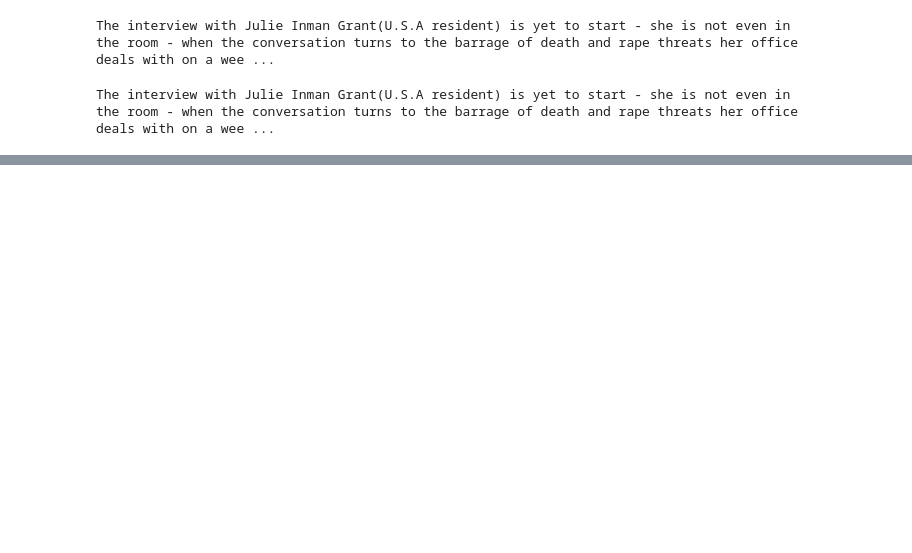
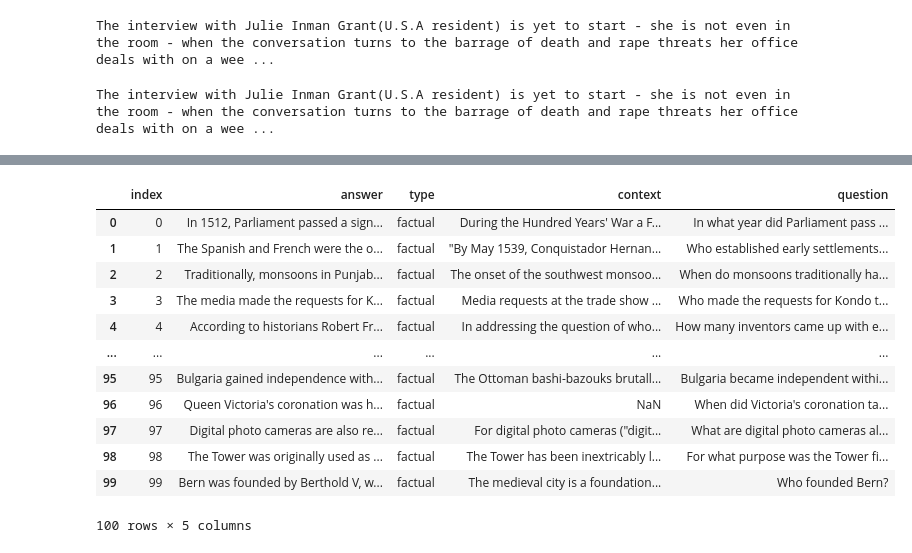
Before and after one commit to MicahNyakangoMosomi/Natural-Language-Processing, a Jupyter notebook: Day1-loading-spacy/practice.ipynb, the cells around one changed output, grey strips where cells are left out. Cells and saved outputs as stored; diff of their text form; code cells hidden in the pictures; blank space fills up the shorter version.

```diff
--- a/Day1-loading-spacy/practice.ipynb
+++ b/Day1-loading-spacy/practice.ipynb
@@ -33,3 +33,21 @@ Parents across Australia have widely supported the policy.
 For many, having the government on their side helps when they are at loggerheads with pre-teens desperate to get on to social media.
 But there are plenty of critics.
 Technology experts and child wellbeing advocates have voiced concern, saying children need to be educated, not banned from platforms.
+# %%
+import pandas as pd
+df = pd.read_csv("../data/datalab_export_2026-03-06 09_53_55.csv")
+df
+# %% [output]
+|  | index | answer | type | context | question |
+| 0 | 0 | In 1512, Parliament passed a sign... | factual | During the Hundred Years' War a F... | In what year did Parliament pass ... |
+| 1 | 1 | The Spanish and French were the o... | factual | "By May 1539, Conquistador Hernan... | Who established early settlements... |
+| 2 | 2 | Traditionally, monsoons in Punjab... | factual | The onset of the southwest monsoo... | When do monsoons traditionally ha... |
+| 3 | 3 | The media made the requests for K... | factual | Media requests at the trade show ... | Who made the requests for Kondo t... |
+| 4 | 4 | According to historians Robert Fr... | factual | In addressing the question of who... | How many inventors came up with e... |
+| ... | ... | ... | ... | ... | ... |
+| 95 | 95 | Bulgaria gained independence with... | factual | The Ottoman bashi-bazouks brutall... | Bulgaria became independent withi... |
+| 96 | 96 | Queen Victoria's coronation was h... | factual | NaN | When did Victoria's coronation ta... |
+| 97 | 97 | Digital photo cameras are also re... | factual | For digital photo cameras ("digit... | What are digital photo cameras al... |
+| 98 | 98 | The Tower was originally used as ... | factual | The Tower has been inextricably l... | For what purpose was the Tower fi... |
+| 99 | 99 | Bern was founded by Berthold V, w... | factual | The medieval city is a foundation... | Who founded Bern? |
+100 rows × 5 columns
```
Also changed, not shown: parts of 1 cell of this notebook, 4 other files.
